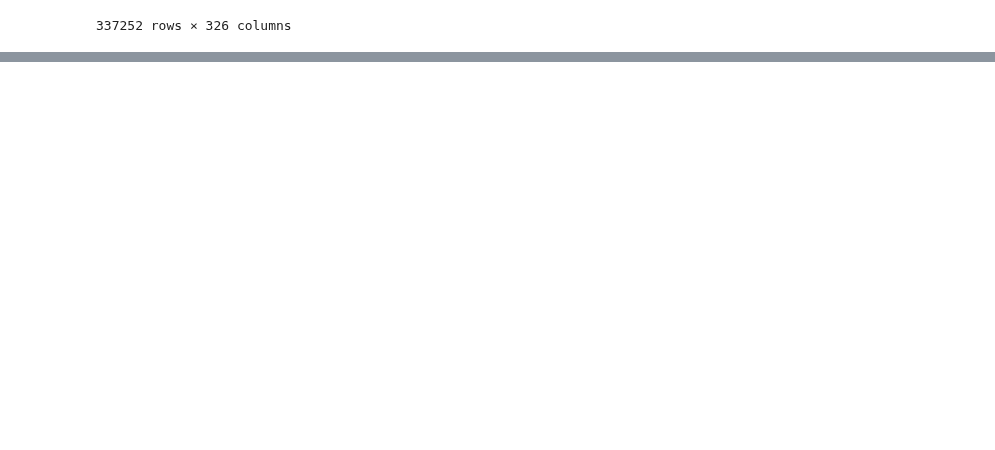
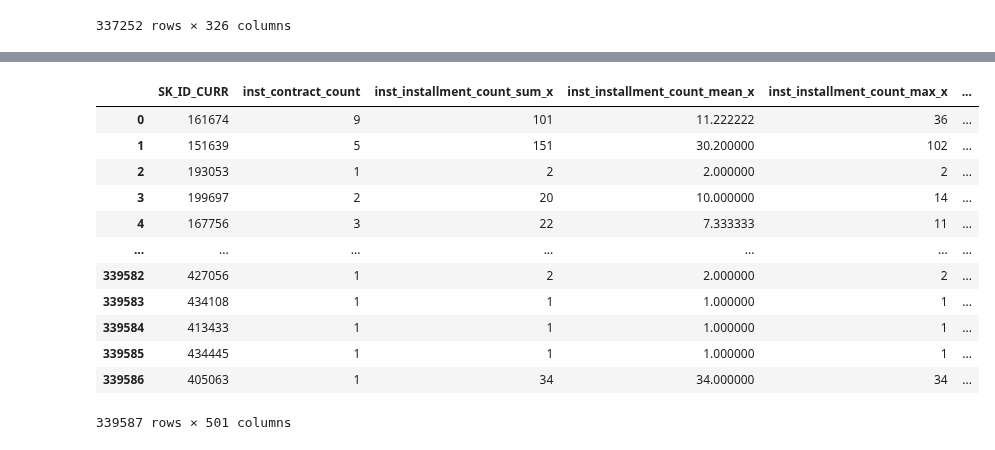
Before and after one commit to kawsar07ahmmed0712-rgb/Credit_Default_Risk, a Jupyter notebook: Notebook/1.Data_Integration.ipynb, the cells around one changed output, grey strips where cells are left out. Saved outputs shown, nothing was run; the diff lists cells and outputs as text; code cells hidden in the pictures; blank space fills up the shorter version.

Commit message:
Build installment payment applicant-level feature block

```diff
--- a/Notebook/1.Data_Integration.ipynb
+++ b/Notebook/1.Data_Integration.ipynb
@@ -3652,0 +4699,16 @@ pos_cash_features
+# %%
+installment_features
+# %% [output]
+|  | SK_ID_CURR | inst_contract_count | inst_installment_count_sum_x | inst_installment_count_mean_x | inst_installment_count_max_x | ... |
+| 0 | 161674 | 9 | 101 | 11.222222 | 36 | ... |
+| 1 | 151639 | 5 | 151 | 30.200000 | 102 | ... |
+| 2 | 193053 | 1 | 2 | 2.000000 | 2 | ... |
+| 3 | 199697 | 2 | 20 | 10.000000 | 14 | ... |
+| 4 | 167756 | 3 | 22 | 7.333333 | 11 | ... |
+| ... | ... | ... | ... | ... | ... | ... |
+| 339582 | 427056 | 1 | 2 | 2.000000 | 2 | ... |
+| 339583 | 434108 | 1 | 1 | 1.000000 | 1 | ... |
+| 339584 | 413433 | 1 | 1 | 1.000000 | 1 | ... |
+| 339585 | 434445 | 1 | 1 | 1.000000 | 1 | ... |
+| 339586 | 405063 | 1 | 34 | 34.000000 | 34 | ... |
+339587 rows × 501 columns
```
Also changed, not shown: parts of 26 cells of this notebook.
